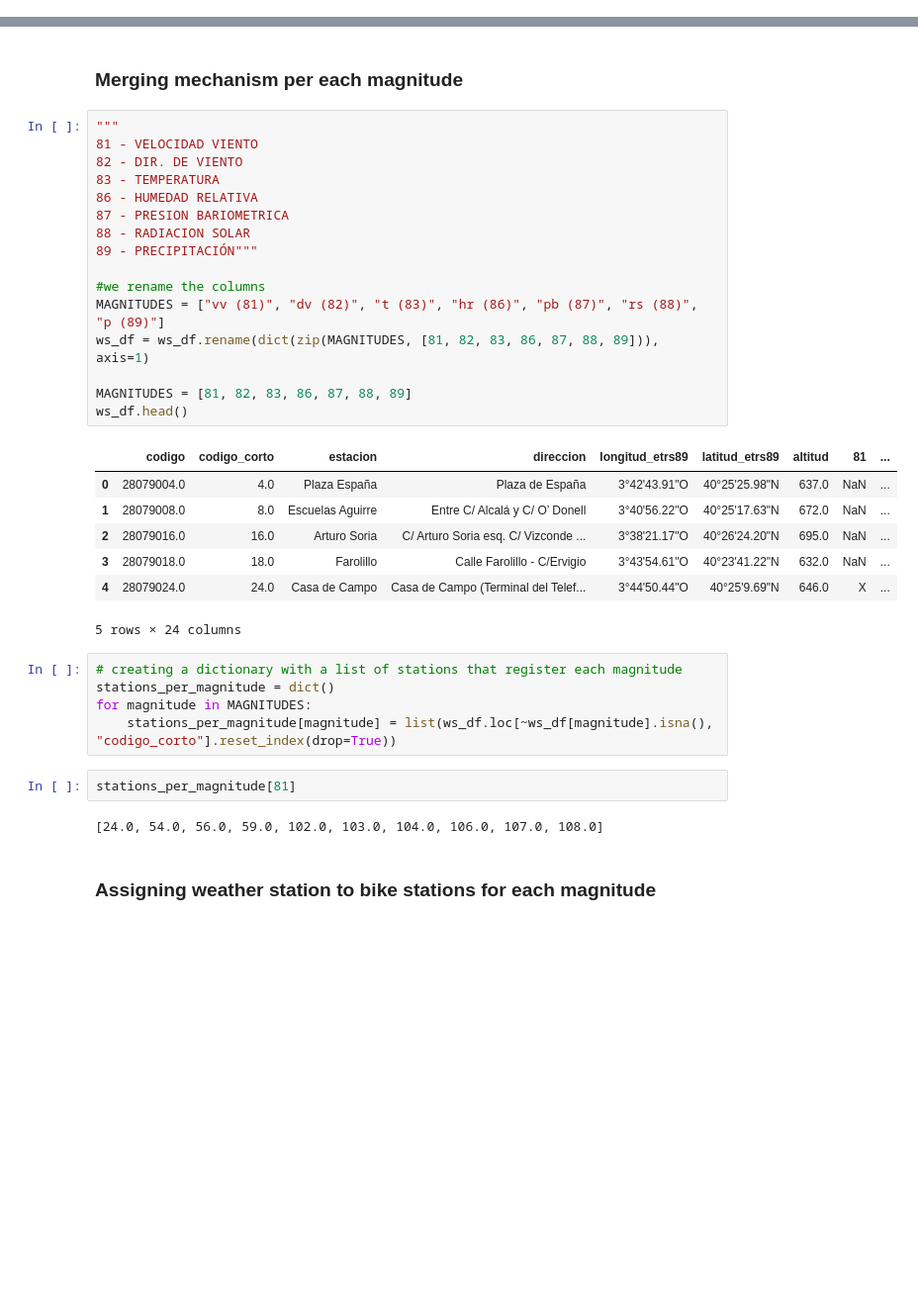
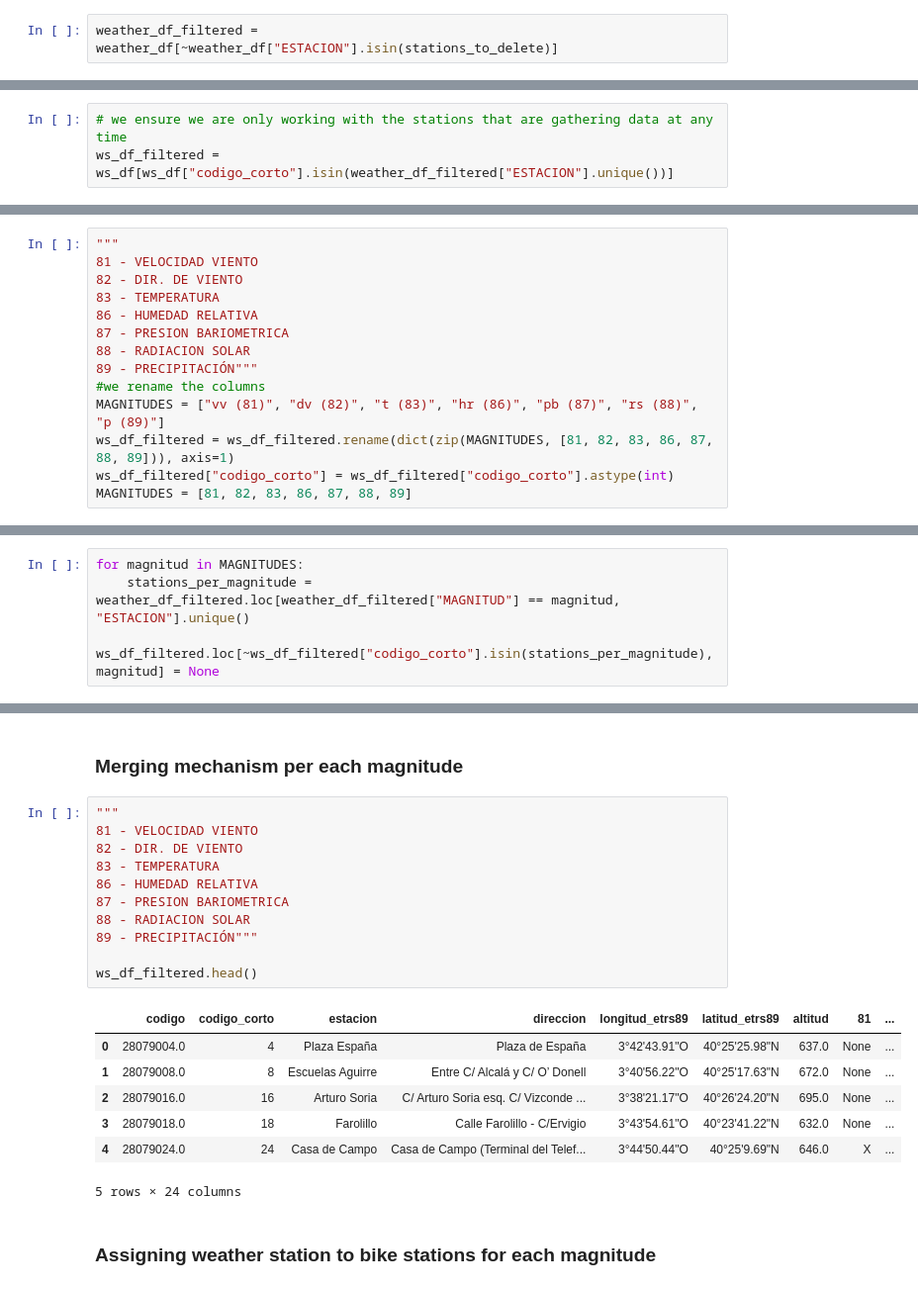
Before and after one commit to javi99/MT_predicting_BSD, a Jupyter notebook: data/development/weather_merging.ipynb, the cells around one changed output, grey strips where cells are left out. Shown at 99% size. Drawn from its saved outputs; the diff is of its cells as text; blank space fills up the shorter version.

```diff
--- a/data/development/weather_merging.ipynb
+++ b/data/development/weather_merging.ipynb
@@ -110,0 +163,2 @@ memory usage: 27.4+ KB
+# %%
+weather_df_filtered = weather_df[~weather_df["ESTACION"].isin(stations_to_delete)]
@@ -110,0 +186,3 @@ memory usage: 27.4+ KB
+# %%
+# we ensure we are only working with the stations that are gathering data at any time
+ws_df_filtered = ws_df[ws_df["codigo_corto"].isin(weather_df_filtered["ESTACION"].unique())]
@@ -110,0 +195,14 @@ memory usage: 27.4+ KB
+# %%
+"""
+81 - VELOCIDAD VIENTO
+82 - DIR. DE VIENTO
+83 - TEMPERATURA
+86 - HUMEDAD RELATIVA
+87 - PRESION BARIOMETRICA
+88 - RADIACION SOLAR
+89 - PRECIPITACIÓN"""
+#we rename the columns
+MAGNITUDES = ["vv (81)", "dv (82)", "t (83)", "hr (86)", "pb (87)", "rs (88)", "p (89)"]
+ws_df_filtered = ws_df_filtered.rename(dict(zip(MAGNITUDES, [81, 82, 83, 86, 87, 88, 89])), axis=1)
+ws_df_filtered["codigo_corto"] = ws_df_filtered["codigo_corto"].astype(int)
+MAGNITUDES = [81, 82, 83, 86, 87, 88, 89]
@@ -110,0 +215,4 @@ memory usage: 27.4+ KB
+# %%
+for magnitud in MAGNITUDES:
+    stations_per_magnitude = weather_df_filtered.loc[weather_df_filtered["MAGNITUD"] == magnitud, "ESTACION"].unique()
+    ws_df_filtered.loc[~ws_df_filtered["codigo_corto"].isin(stations_per_magnitude), magnitud] = None
@@ -119,36 +247,22 @@ IMPORTANT! I have seen that not all stations measure all magnitudes. So the idea
 # %%
 """
 81 - VELOCIDAD VIENTO
 82 - DIR. DE VIENTO
 83 - TEMPERATURA
 86 - HUMEDAD RELATIVA
 87 - PRESION BARIOMETRICA
 88 - RADIACION SOLAR
 89 - PRECIPITACIÓN"""
 
-#we rename the columns
-MAGNITUDES = ["vv (81)", "dv (82)", "t (83)", "hr (86)", "pb (87)", "rs (88)", "p (89)"]
-ws_df = ws_df.rename(dict(zip(MAGNITUDES, [81, 82, 83, 86, 87, 88, 89])), axis=1)
-
-MAGNITUDES = [81, 82, 83, 86, 87, 88, 89]
-ws_df.head()
+ws_df_filtered.head()
 # %% [output]
 |  | codigo | codigo_corto | estacion | direccion | longitud_etrs89 | latitud_etrs89 | altitud | 81 | ... |
-| 0 | 28079004.0 | 4.0 | Plaza España | Plaza de España | 3°42'43.91"O | 40°25'25.98"N | 637.0 | NaN | ... |
-| 1 | 28079008.0 | 8.0 | Escuelas Aguirre | Entre C/ Alcalá y C/ O’ Donell | 3°40'56.22"O | 40°25'17.63"N | 672.0 | NaN | ... |
-| 2 | 28079016.0 | 16.0 | Arturo Soria | C/ Arturo Soria esq. C/ Vizconde ... | 3°38'21.17"O | 40°26'24.20"N | 695.0 | NaN | ... |
-| 3 | 28079018.0 | 18.0 | Farolillo | Calle Farolillo - C/Ervigio | 3°43'54.61"O | 40°23'41.22"N | 632.0 | NaN | ... |
-| 4 | 28079024.0 | 24.0 | Casa de Campo | Casa de Campo (Terminal del Telef... | 3°44'50.44"O | 40°25'9.69"N | 646.0 | X | ... |
+| 0 | 28079004.0 | 4 | Plaza España | Plaza de España | 3°42'43.91"O | 40°25'25.98"N | 637.0 | None | ... |
+| 1 | 28079008.0 | 8 | Escuelas Aguirre | Entre C/ Alcalá y C/ O’ Donell | 3°40'56.22"O | 40°25'17.63"N | 672.0 | None | ... |
+| 2 | 28079016.0 | 16 | Arturo Soria | C/ Arturo Soria esq. C/ Vizconde ... | 3°38'21.17"O | 40°26'24.20"N | 695.0 | None | ... |
+| 3 | 28079018.0 | 18 | Farolillo | Calle Farolillo - C/Ervigio | 3°43'54.61"O | 40°23'41.22"N | 632.0 | None | ... |
+| 4 | 28079024.0 | 24 | Casa de Campo | Casa de Campo (Terminal del Telef... | 3°44'50.44"O | 40°25'9.69"N | 646.0 | X | ... |
 5 rows × 24 columns
-# %%
-# creating a dictionary with a list of stations that register each magnitude
-stations_per_magnitude = dict()
-for magnitude in MAGNITUDES:
-    stations_per_magnitude[magnitude] = list(ws_df.loc[~ws_df[magnitude].isna(), "codigo_corto"].reset_index(drop=True))
-# %%
-stations_per_magnitude[81]
-# %% [output]
-[24.0, 54.0, 56.0, 59.0, 102.0, 103.0, 104.0, 106.0, 107.0, 108.0]
 # %% [markdown]
 ### Assigning weather station to bike stations for each magnitude
 # %%
```
Also changed, not shown: parts of 34 cells of this notebook.
